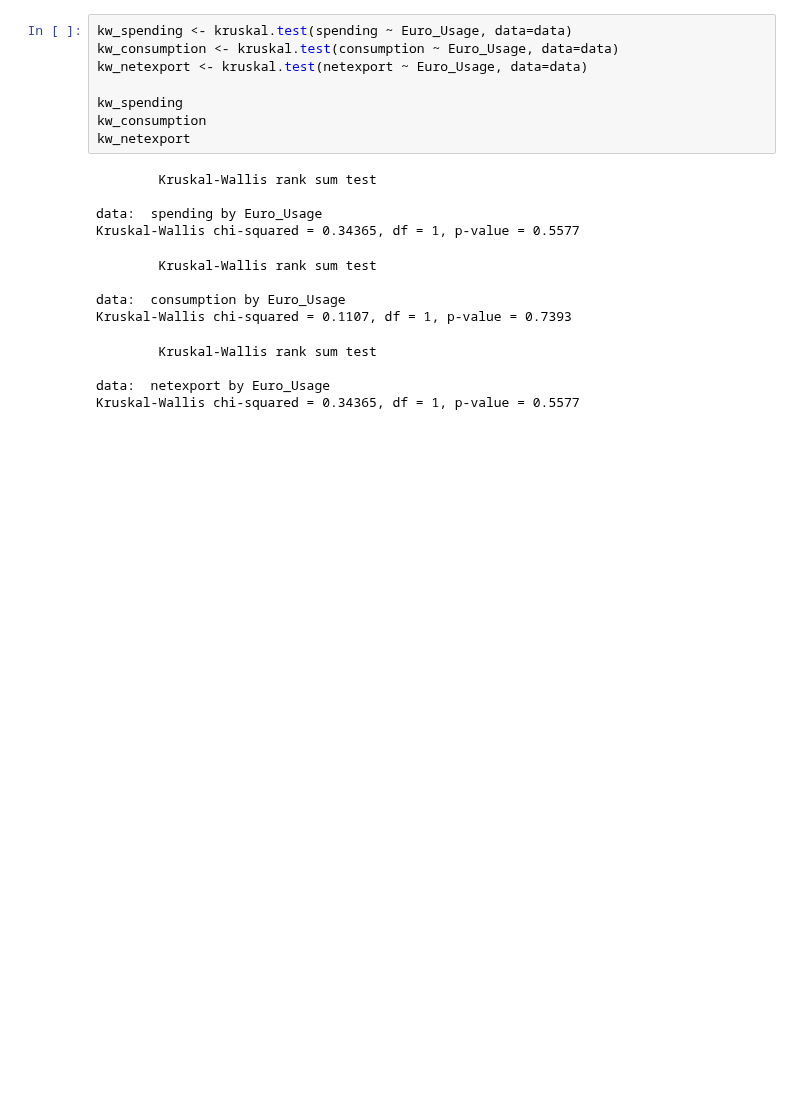
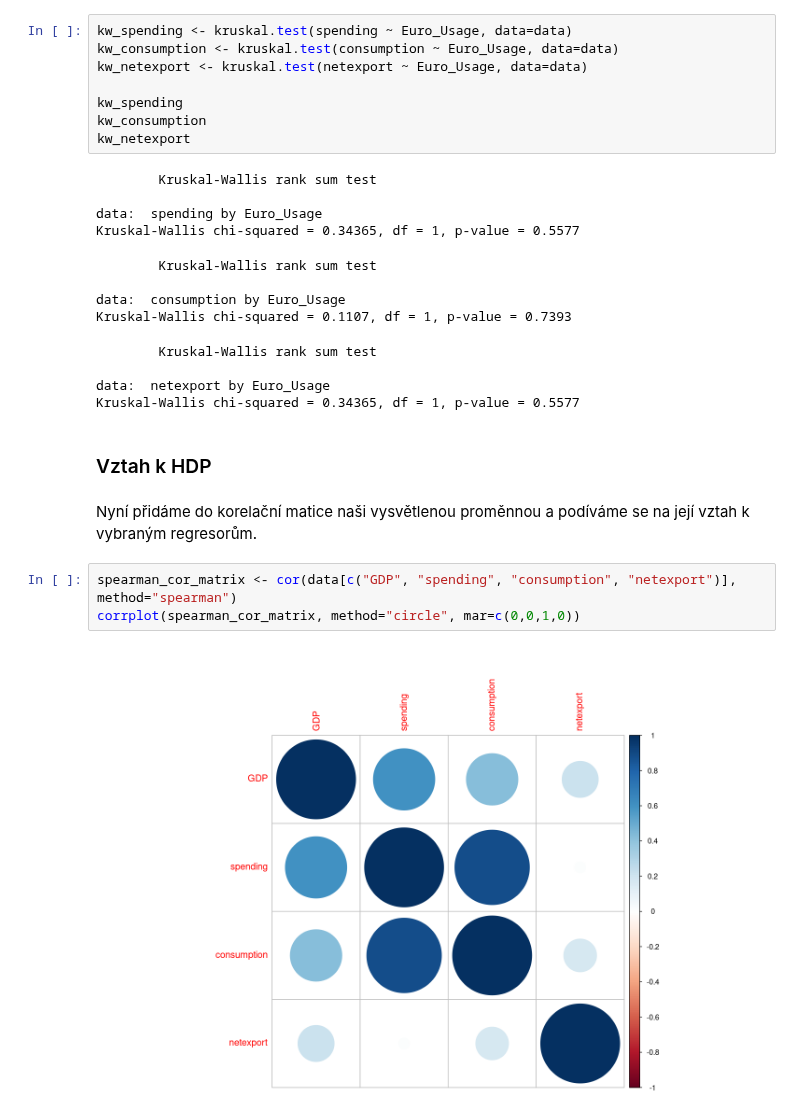
Before and after one commit to xsenyaaax/practicalStatistics, a Jupyter notebook: Project 3/project3.ipynb, the cells around one changed output. Saved outputs shown, nothing was run; the diff lists cells and outputs as text; blank space fills up the shorter version.

Commit message:
Vztah k HDP

```diff
--- a/Project 3/project3.ipynb
+++ b/Project 3/project3.ipynb
@@ -600,3 +590,12 @@ Kruskal-Wallis chi-squared = 0.1107, df = 1, p-value = 0.7393
 
 data:  netexport by Euro_Usage
 Kruskal-Wallis chi-squared = 0.34365, df = 1, p-value = 0.5577
+# %% [markdown]
+### Vztah k HDP
+# %% [markdown]
+Nyní přidáme do korelační matice naši vysvětlenou proměnnou a podíváme se na její vztah k vybraným regresorům.
+# %%
+spearman_cor_matrix <- cor(data[c("GDP", "spending", "consumption", "netexport")], method="spearman")
+corrplot(spearman_cor_matrix, method="circle", mar=c(0,0,1,0))
+# %% [output]
+[figure, added]
```
Also changed, not shown: parts of 12 cells of this notebook.
